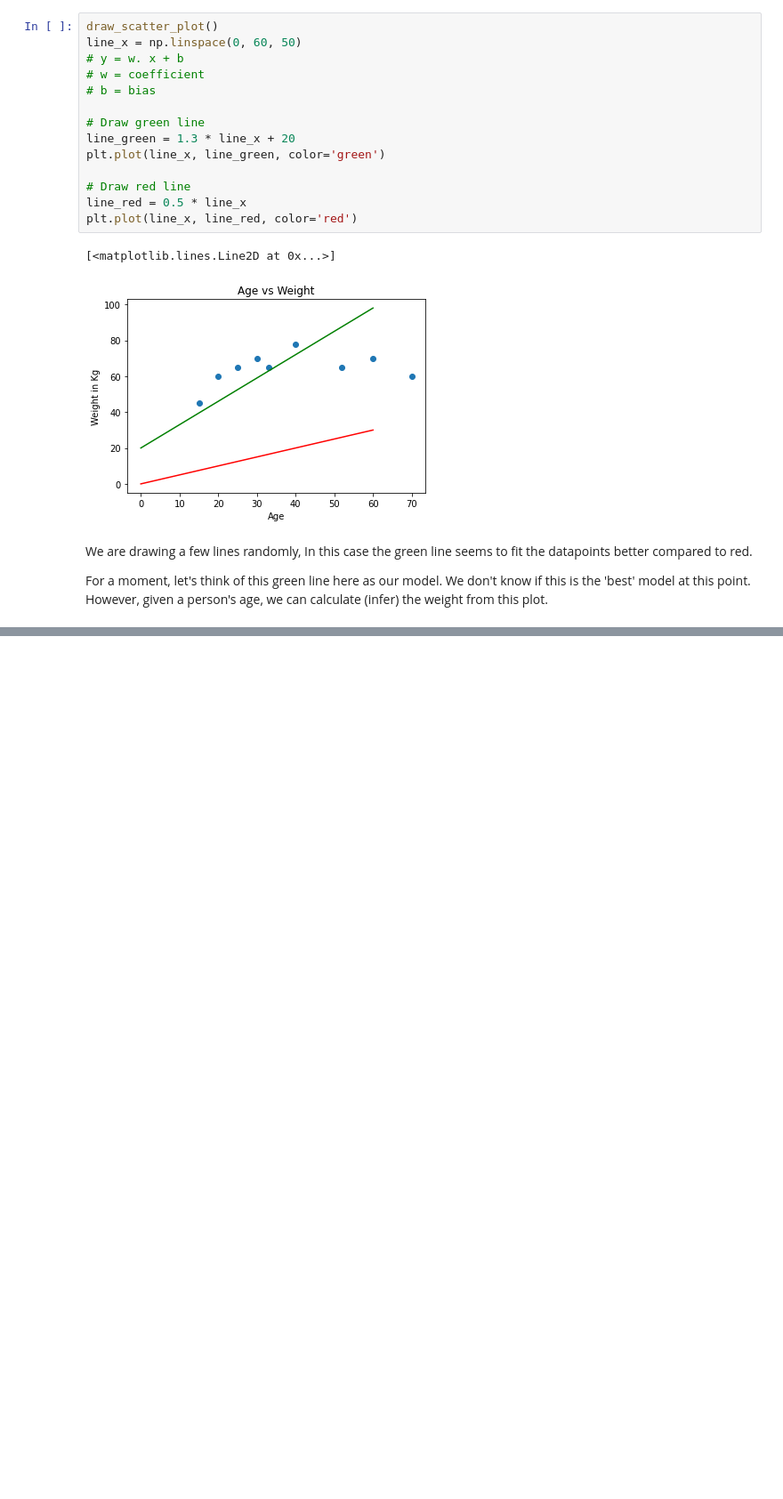
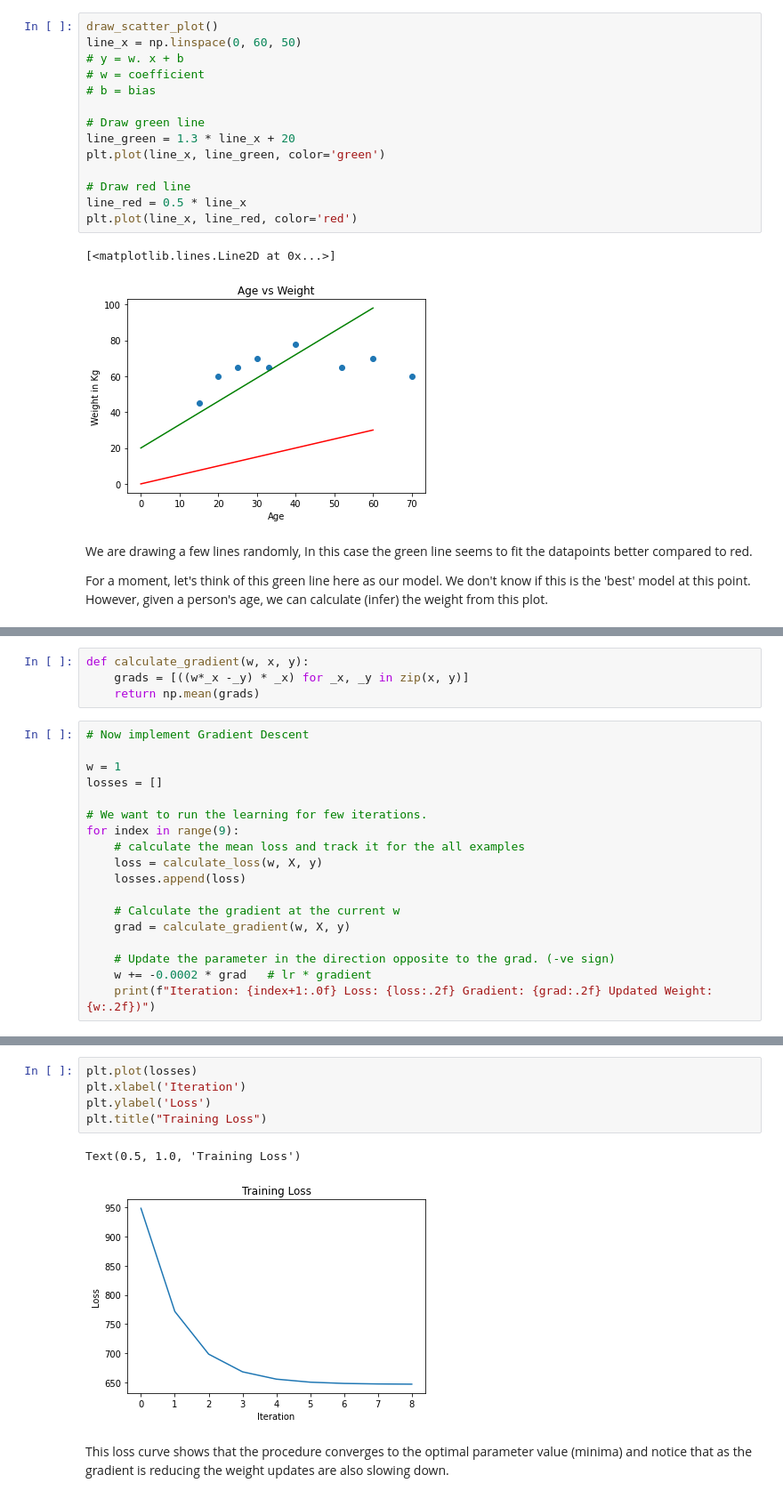
Before and after one commit to venuraja79/ml-basics, a Jupyter notebook: Machine Learning Intuition.ipynb, the cells around one changed output, grey strips where cells are left out. Shown at 89% size. Cells and saved outputs as stored; diff of their text form; blank space fills up the shorter version.

```diff
--- a/Machine Learning Intuition.ipynb
+++ b/Machine Learning Intuition.ipynb
@@ -169,0 +205,22 @@ Let's use our high school calculus to come up with one.
+# %%
+def calculate_gradient(w, x, y):
+    grads = [((w*_x -_y) * _x) for _x, _y in zip(x, y)]
+    return np.mean(grads)
+# %%
+# Now implement Gradient Descent
+
+w = 1
+losses = []
+
+# We want to run the learning for few iterations.
+for index in range(9):
+    # calculate the mean loss and track it for the all examples
+    loss = calculate_loss(w, X, y)
+    losses.append(loss)
+
+    # Calculate the gradient at the current w
+    grad = calculate_gradient(w, X, y)
+
+    # Update the parameter in the direction opposite to the grad. (-ve sign)
+    w += -0.0002 * grad   # lr * gradient
+    print(f"Iteration: {index+1:.0f} Loss: {loss:.2f} Gradient: {grad:.2f} Updated Weight: {w:.2f})")
@@ -169,0 +237,10 @@ Let's use our high school calculus to come up with one.
+# %%
+plt.plot(losses)
+plt.xlabel('Iteration')
+plt.ylabel('Loss')
+plt.title("Training Loss")
+# %% [output]
+Text(0.5, 1.0, 'Training Loss')
+[figure, added]
+# %% [markdown]
+This loss curve shows that the procedure converges to the optimal parameter value (minima) and notice that as the gradient is reducing the weight updates are also slowing down.
```
Also changed, not shown: parts of 28 cells of this notebook, 1 other file.
